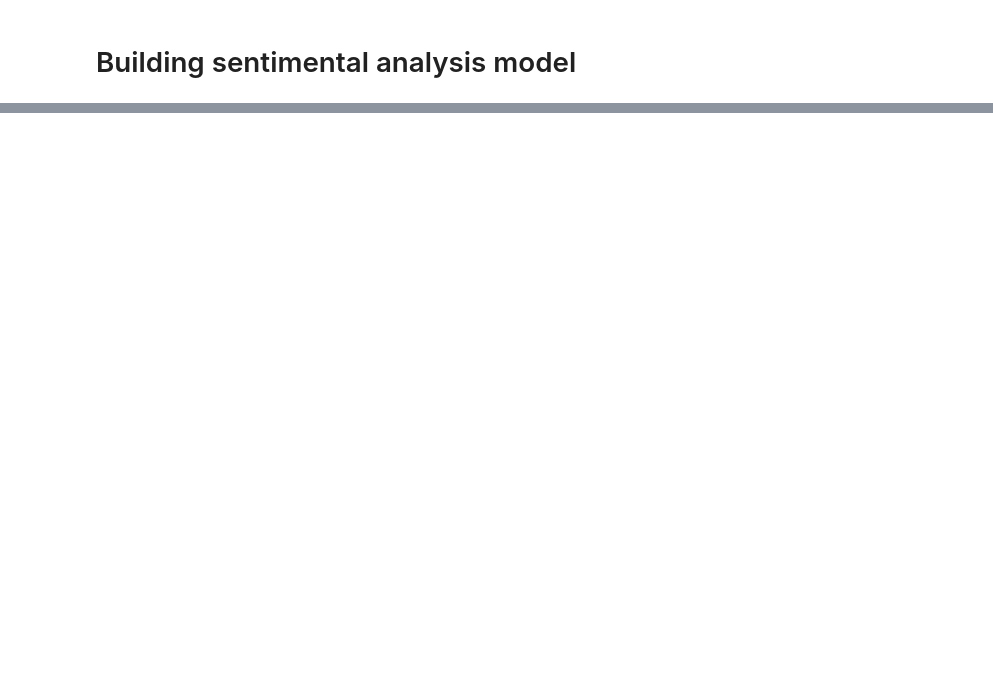
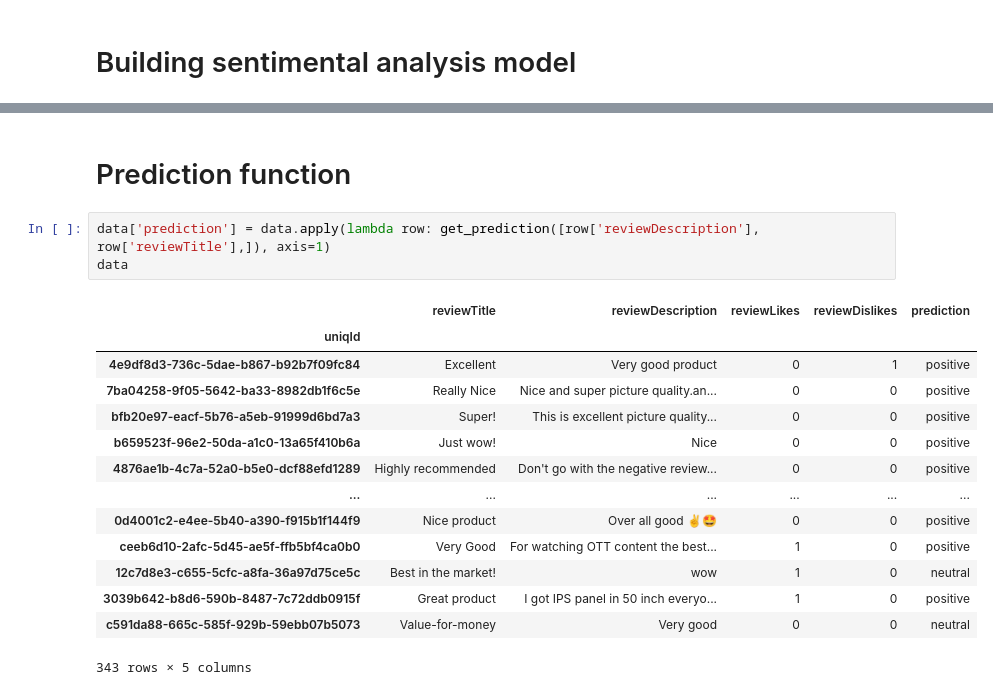
Before and after one commit to estavillo97/sentiment_analysis_model, a Jupyter notebook: JP Estavillo Sentiment Analysis Model.ipynb, the cells around one changed output, grey strips where cells are left out. Cells and saved outputs as stored; diff of their text form; blank space fills up the shorter version.

```diff
--- a/JP Estavillo Sentiment Analysis Model.ipynb
+++ b/JP Estavillo Sentiment Analysis Model.ipynb
@@ -42,0 +84,20 @@ def predict_review(review):
+# %% [markdown]
+# Prediction function
+# %%
+data['prediction'] = data.apply(lambda row: get_prediction([row['reviewDescription'], row['reviewTitle'],]), axis=1)
+data
+# %% [output]
+|  | reviewTitle | reviewDescription | reviewLikes | reviewDislikes | prediction |
+| uniqId |  |  |  |  |  |
+| 4e9df8d3-736c-5dae-b867-b92b7f09fc84 | Excellent | Very good product | 0 | 1 | positive |
+| 7ba04258-9f05-5642-ba33-8982db1f6c5e | Really Nice | Nice and super picture quality.an... | 0 | 0 | positive |
+| bfb20e97-eacf-5b76-a5eb-91999d6bd7a3 | Super! | This is excellent picture quality... | 0 | 0 | positive |
+| b659523f-96e2-50da-a1c0-13a65f410b6a | Just wow! | Nice | 0 | 0 | positive |
+| 4876ae1b-4c7a-52a0-b5e0-dcf88efd1289 | Highly recommended | Don't go with the negative review... | 0 | 0 | positive |
+| ... | ... | ... | ... | ... | ... |
+| 0d4001c2-e4ee-5b40-a390-f915b1f144f9 | Nice product | Over all good ✌️🤩 | 0 | 0 | positive |
+| ceeb6d10-2afc-5d45-ae5f-ffb5bf4ca0b0 | Very Good | For watching OTT content the best... | 1 | 0 | positive |
+| 12c7d8e3-c655-5cfc-a8fa-36a97d75ce5c | Best in the market! | wow | 1 | 0 | neutral |
+| 3039b642-b8d6-590b-8487-7c72ddb0915f | Great product | I got IPS panel in 50 inch everyo... | 1 | 0 | positive |
+| c591da88-665c-585f-929b-59ebb07b5073 | Value-for-money | Very good | 0 | 0 | neutral |
+343 rows × 5 columns
```
Also changed, not shown: parts of 28 cells of this notebook.
